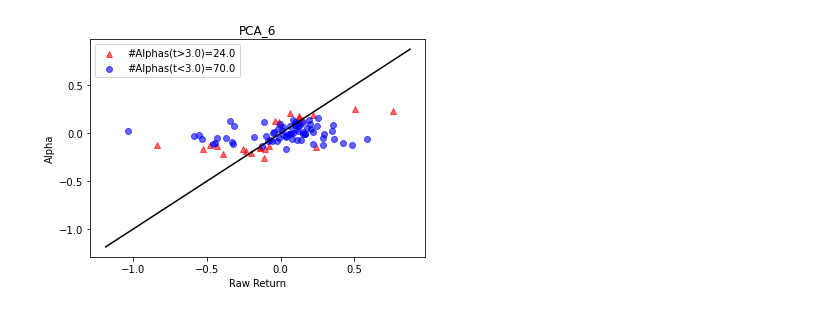
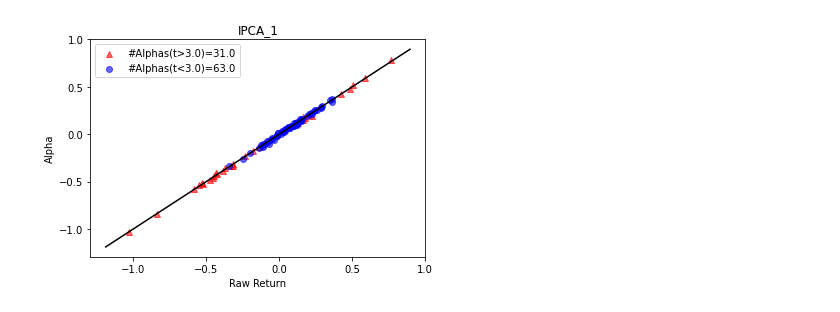
Before and after one commit to RichardS0268/Autoencoder-Asset-Pricing-Models, a Jupyter notebook: analysis.ipynb, the cells around one changed output. Cells and saved outputs as stored; diff of their text form; code cells hidden in the pictures.

```diff
--- a/analysis.ipynb
+++ b/analysis.ipynb
@@ -40,15 +101,14 @@ calculate_R2('CA')
 # %%
-def alpha_plot(model, type, portfolio = True):
+def alpha_plot(model, _type, portfolio = True):
     if not portfolio:
         raise Exception('Unrealized Function')
 
     portfolio_ret = pd.read_pickle('data/portfolio_ret.pkl')
     oos_result = portfolio_ret.loc[(portfolio_ret['DATE'] >= OOS_start) & (portfolio_ret['DATE'] <= OOS_end)].set_index('DATE')
 
-    output_path = f'results/{type}/{model}_{type}.csv'
+    output_path = f'results/{_type}/{model}_{_type}.csv'
     inference_result = pd.read_csv(output_path)
     inference_result = inference_result.set_index('DATE')
-
 
     pricing_error_analysis = []
     for col in charas:
@@ -76,8 +136,8 @@ def alpha_plot(model, type, portfolio = True):
     plt.title(model)
     plt.show()
 # %%
-alpha_plot('PCA_6', 'inference')
+alpha_plot('IPCA_1', 'inference')
 # %% [output]
-[figure, old version]
+[figure, new version]
 # %%
 alpha_plot('FF_1', 'inference')
```
Also changed, not shown: parts of 11 cells of this notebook, 13 other files.
